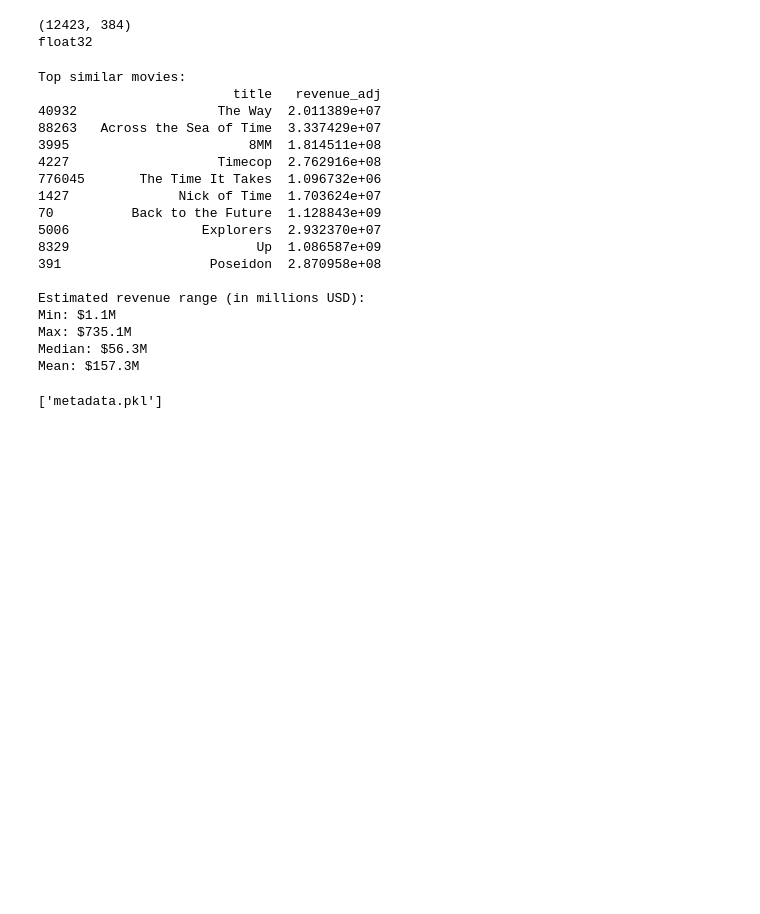
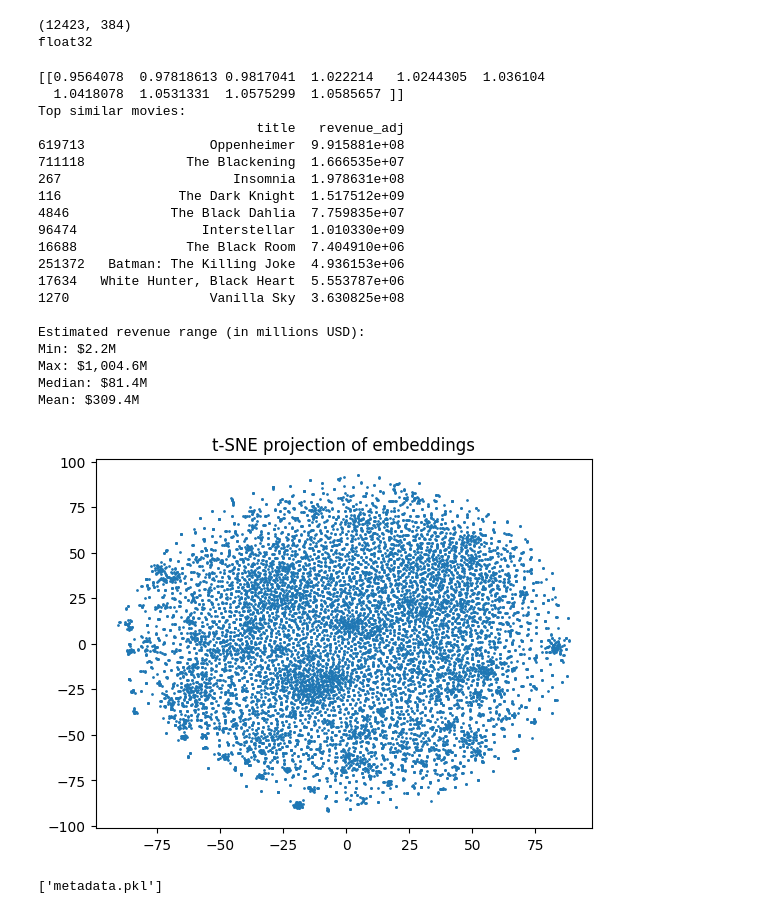
Before and after one commit to vishalsanfran/moviecruncher, a Jupyter notebook: dataviz/movie_similarity_search.ipynb, the cells around one changed output. Drawn from its saved outputs; the diff is of its cells as text; code cells hidden in the pictures; blank space fills up the shorter version.

```diff
--- a/dataviz/movie_similarity_search.ipynb
+++ b/dataviz/movie_similarity_search.ipynb
@@ -7,7 +7,12 @@ import faiss
 model = SentenceTransformer("all-MiniLM-L6-v2")
 
 def combine_text(row):
-    return f"title: {row['title']} overview: {row['overview']} cast: {row['cast']} director: {row['director']}"
+    return (
+        f"title: {row['title']}. "
+        f"overview: {row['overview']}. "
+        f"director: {row['director']}. "
+        f"Directed by {row['director']}."
+    )
 # %%
 df = pd.read_csv("TMDB_all_movies.csv")
 # %%
@@ -126,8 +117,27 @@ def query_movies(user_query, k=10):
 (12423, 384)
 float32
 # %%
-user_input = "overview: Time-travel action thriller starring Tom Cruise"
-results, stats = query_movies(user_input)
+def query_movies(user_query, k=10, distance_threshold=0.1):
+    query_vec = model.encode([user_query], convert_to_numpy=True)
+    D, I = index.search(query_vec, k)
+    mask = D[0] < distance_threshold
+    print(D)
+    results = df.iloc[I[0]].copy()
+
+    revenues = results['revenue'].dropna()
+    if len(revenues) == 0:
+        return results, None
+
+    revenue_stats = {
+        "min": revenues.min(),
+        "max": revenues.max(),
+        "median": revenues.median(),
+        "mean": revenues.mean()
+    }
+    return results, revenue_stats
+
+user_input = "black comedy directed by  nolan"
+results, stats = query_movies(user_query=user_input, k=10, distance_threshold=0.5)
 
 print("Top similar movies:")
 print(results[['title', 'revenue_adj']])
@@ -139,24 +149,37 @@ if stats:
     print(f"Median: ${stats['median'] / 1e6:,.1f}M")
     print(f"Mean: ${stats['mean'] / 1e6:,.1f}M")
 # %% [output]
+[[0.9564078  0.97818613 0.9817041  1.022214   1.0244305  1.036104
+  1.0418078  1.0531331  1.0575299  1.0585657 ]]
 Top similar movies:
-                         title   revenue_adj
-40932                  The Way  2.011389e+07
-88263   Across the Sea of Time  3.337429e+07
-3995                       8MM  1.814511e+08
-4227                   Timecop  2.762916e+08
-776045       The Time It Takes  1.096732e+06
-1427              Nick of Time  1.703624e+07
-70          Back to the Future  1.128843e+09
-5006                 Explorers  2.932370e+07
-8329                        Up  1.086587e+09
-391                   Poseidon  2.870958e+08
+                            title   revenue_adj
+619713                Oppenheimer  9.915881e+08
+711118             The Blackening  1.666535e+07
+267                      Insomnia  1.978631e+08
+116               The Dark Knight  1.517512e+09
+4846             The Black Dahlia  7.759835e+07
+96474                Interstellar  1.010330e+09
+16688              The Black Room  7.404910e+06
+251372   Batman: The Killing Joke  4.936153e+06
+17634   White Hunter, Black Heart  5.553787e+06
+1270                  Vanilla Sky  3.630825e+08
 
 Estimated revenue range (in millions USD):
-Min: $1.1M
-Max: $735.1M
-Median: $56.3M
-Mean: $157.3M
+Min: $2.2M
+Max: $1,004.6M
+Median: $81.4M
+Mean: $309.4M
+# %%
+from sklearn.manifold import TSNE
+import matplotlib.pyplot as plt
+
+reduced = TSNE(n_components=2, perplexity=30).fit_transform(embeddings)
+
+plt.scatter(reduced[:, 0], reduced[:, 1], s=1)
+plt.title("t-SNE projection of embeddings")
+plt.show()
+# %% [output]
+[figure, added]
 # %%
 import joblib
 
```
Also changed, not shown: parts of 2 cells of this notebook, 6 other files.
